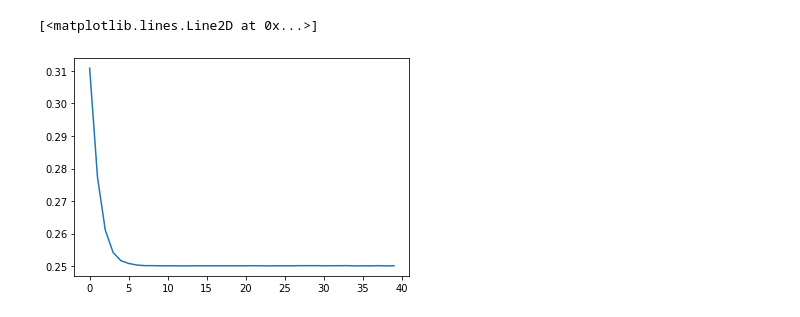
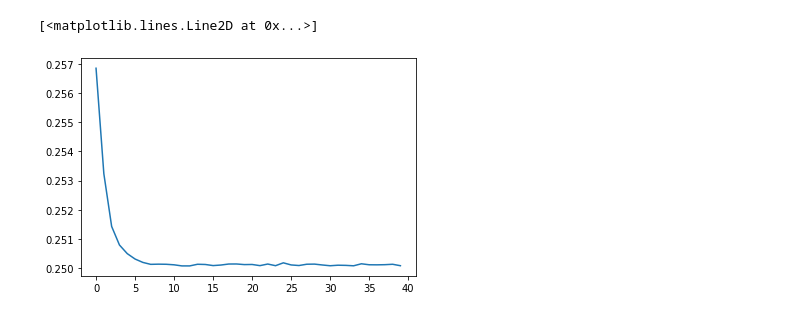
Before and after one commit to yooyeollee/2022, a Jupyter notebook: Very_simple_ANN.ipynb, the cells around one changed output. Drawn from its saved outputs; the diff is of its cells as text; code cells hidden in the pictures.

```diff
--- a/Very_simple_ANN.ipynb
+++ b/Very_simple_ANN.ipynb
@@ -124,8 +124,8 @@ x_2=np.array([10,301, 30])
 
 model = Sequential()
 
-model.add(Dense(40, input_dim=1, activation='sigmoid'))
-model.add(Dense(40, activation='sigmoid'))
+model.add(Dense(10, input_dim=1, activation='sigmoid'))
+model.add(Dense(30, activation='sigmoid'))
 model.add(Dense(1, activation='sigmoid'))
 
 model.compile(loss='mse', optimizer='sgd')
@@ -165,2 +165,2 @@ Epoch 6/40
 [<matplotlib.lines.Line2D at 0x...>]
-[figure, old version]
+[figure, new version]
```
Also changed, not shown: parts of 3 cells of this notebook.
